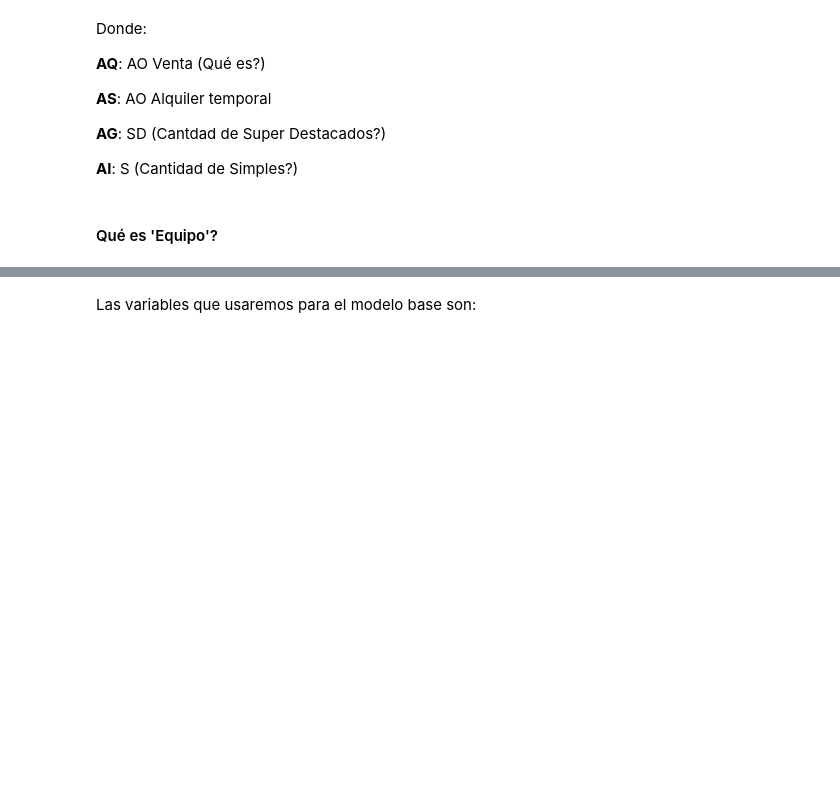
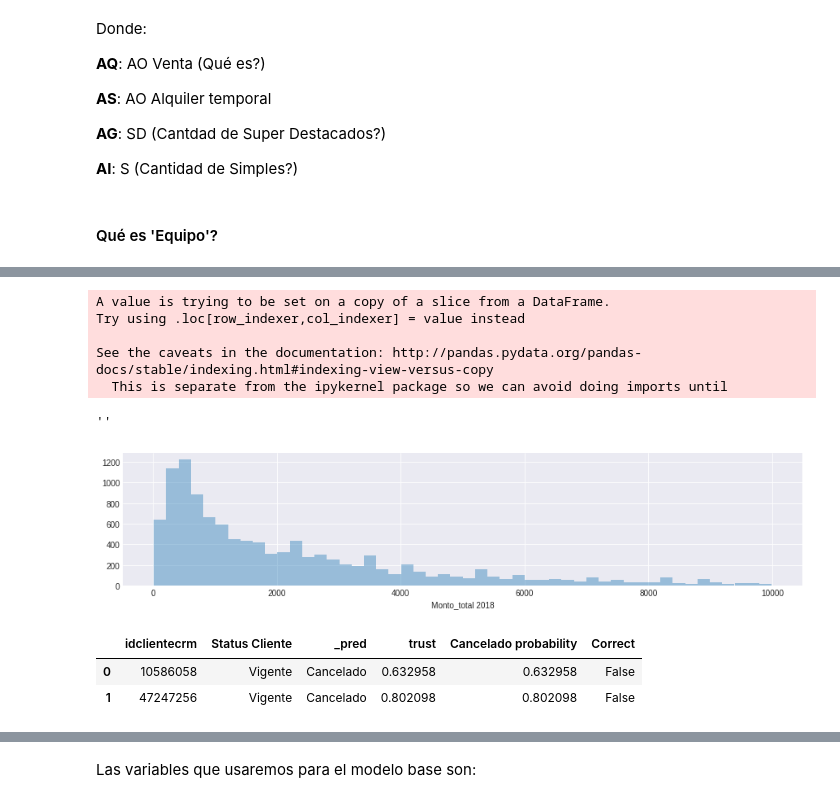
Before and after one commit to ITNavent/labs-ml-group, a Jupyter notebook: churn/churn-lavenganza.ipynb, the cells around one changed output, grey strips where cells are left out. Saved outputs shown, nothing was run; the diff lists cells and outputs as text; code cells hidden in the pictures; blank space fills up the shorter version.

```diff
--- a/churn/churn-lavenganza.ipynb
+++ b/churn/churn-lavenganza.ipynb
@@ -406,0 +742,6 @@ __AI__: S (Cantidad de Simples?)
+# %%
+X_test = X.iloc[test_idx]
+y_test = y.iloc[test_idx]
+# %%
+X_train = X.drop(test_idx, axis = 0)
+y_train = y.drop(test_idx, axis = 0)
@@ -406,0 +756,5 @@ __AI__: S (Cantidad de Simples?)
+# %%
+for var in variables:
+    print(var)
+    X_train[var] = X_train[var].astype(float)
+    X_test[var] = X_test[var].astype(float)
@@ -406,0 +988,19 @@ __AI__: S (Cantidad de Simples?)
+# %%
+for var in variables:
+    X_train[var] = X_train[var].astype(float)
+    X_test[var] = X_test[var].astype(float)
+# %% [output]
+A value is trying to be set on a copy of a slice from a DataFrame.
+Try using .loc[row_indexer,col_indexer] = value instead
+
+See the caveats in the documentation: http://pandas.pydata.org/pandas-docs/stable/indexing.html#indexing-view-versus-copy
+  This is separate from the ipykernel package so we can avoid doing imports until
+# %%
+plt.figure(figsize = (15,3))
+sns.distplot(X_train[X_train['Monto_total 2018']<10000]['Monto_total 2018'], kde=False, rug=False, bins = 50)
+plt.ticklabel_format(style='plain', axis='x')
+plt.ticklabel_format(style='plain', axis='y')
+;
+# %% [output]
+''
+[figure, added]
@@ -406,0 +1028,6 @@ __AI__: S (Cantidad de Simples?)
+# %%
+xgb_result_df.head(2)
+# %% [output]
+|  | idclientecrm | Status Cliente | _pred | trust | Cancelado probability | Correct |
+| 0 | 10586058 | Vigente | Cancelado | 0.632958 | 0.632958 | False |
+| 1 | 47247256 | Vigente | Cancelado | 0.802098 | 0.802098 | False |
```
Also changed, not shown: parts of 354 cells of this notebook, 3 other files.
